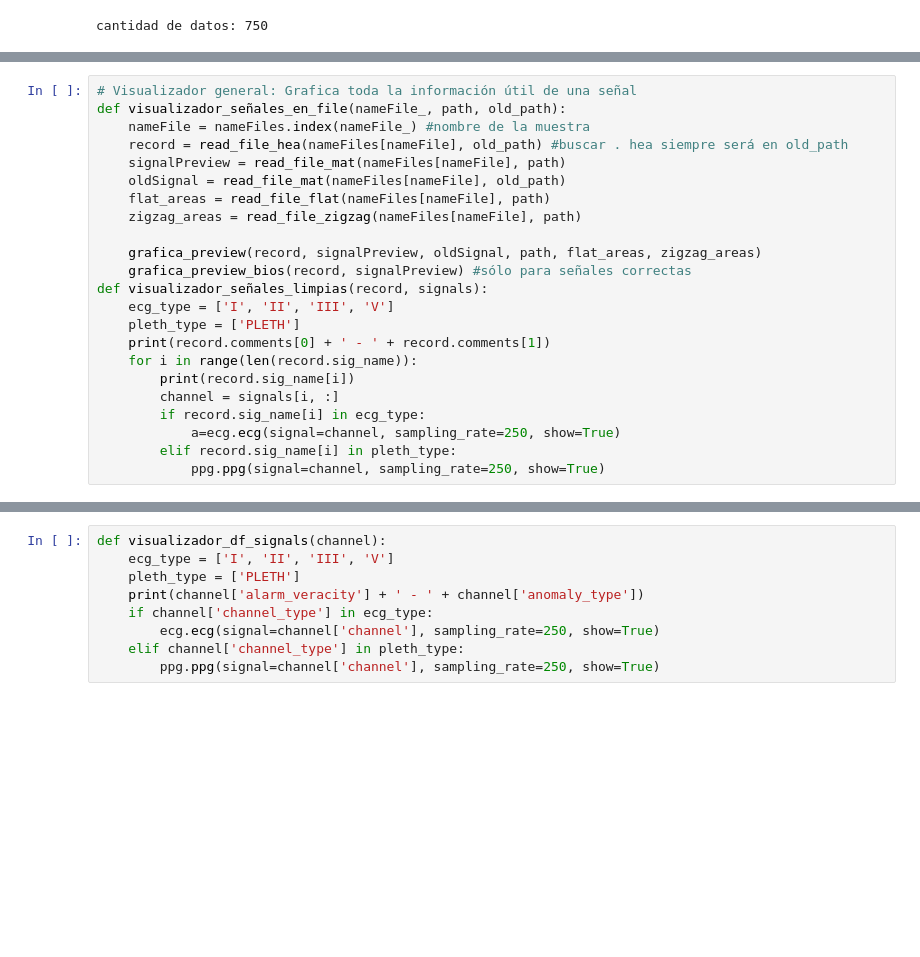
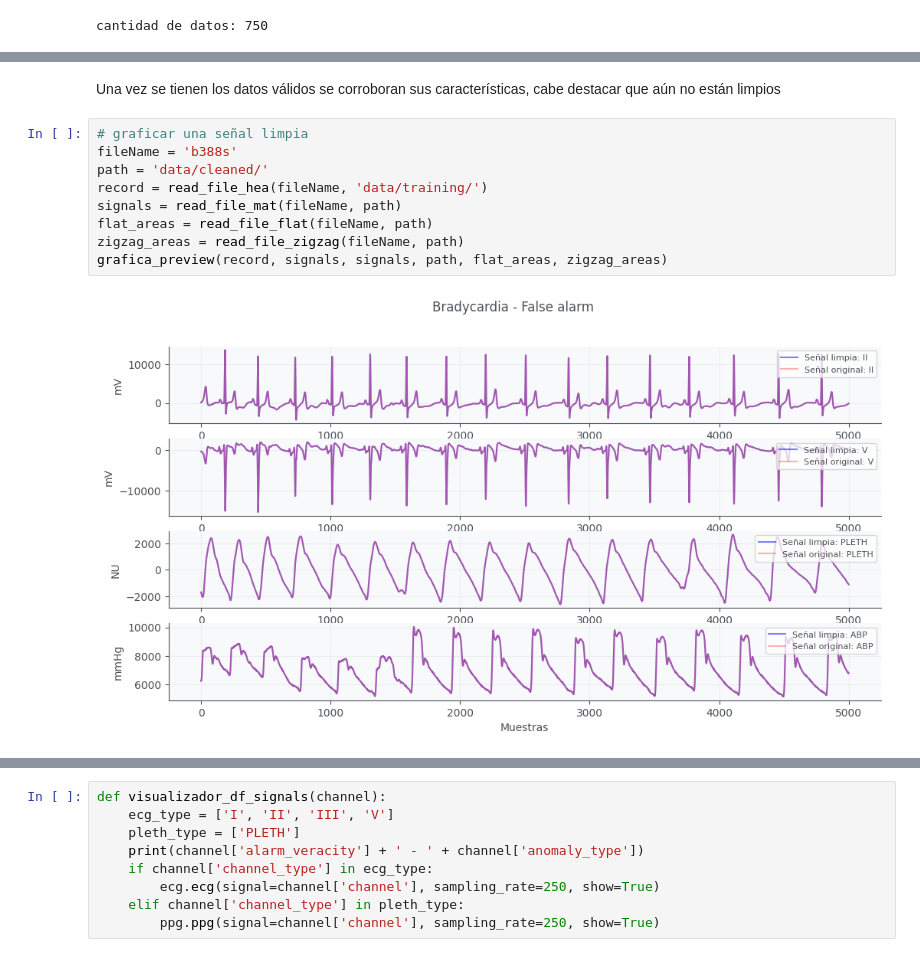
Before and after one commit to vynzk/UCIprojA-main, a Jupyter notebook: inform4.ipynb, the cells around one changed output, grey strips where cells are left out. Cells and saved outputs as stored; diff of their text form; blank space fills up the shorter version.

```diff
--- a/inform4.ipynb
+++ b/inform4.ipynb
@@ -397,24 +514,14 @@ def grafica_preview_bios(record, signal):
-# %%
-# Visualizador general: Grafica toda la información útil de una señal
-def visualizador_señales_en_file(nameFile_, path, old_path):
-    nameFile = nameFiles.index(nameFile_) #nombre de la muestra
-    record = read_file_hea(nameFiles[nameFile], old_path) #buscar . hea siempre será en old_path
-    signalPreview = read_file_mat(nameFiles[nameFile], path)
-    oldSignal = read_file_mat(nameFiles[nameFile], old_path)
-    flat_areas = read_file_flat(nameFiles[nameFile], path)
-    zigzag_areas = read_file_zigzag(nameFiles[nameFile], path)
-
-    grafica_preview(record, signalPreview, oldSignal, path, flat_areas, zigzag_areas)
-    grafica_preview_bios(record, signalPreview) #sólo para señales correctas
-def visualizador_señales_limpias(record, signals):
-    ecg_type = ['I', 'II', 'III', 'V']
-    pleth_type = ['PLETH']
-    print(record.comments[0] + ' - ' + record.comments[1])
-    for i in range(len(record.sig_name)):
-        print(record.sig_name[i])
-        channel = signals[i, :]
-        if record.sig_name[i] in ecg_type:
-            a=ecg.ecg(signal=channel, sampling_rate=250, show=True)
-        elif record.sig_name[i] in pleth_type:
-            ppg.ppg(signal=channel, sampling_rate=250, show=True)
+# %% [markdown]
+Una vez se tienen los datos válidos se corroboran sus características, cabe destacar que aún no están limpios
+# %%
+# graficar una señal limpia
+fileName = 'b388s'
+path = 'data/cleaned/'
+record = read_file_hea(fileName, 'data/training/')
+signals = read_file_mat(fileName, path)
+flat_areas = read_file_flat(fileName, path)
+zigzag_areas = read_file_zigzag(fileName, path)
+grafica_preview(record, signals, signals, path, flat_areas, zigzag_areas)
+# %% [output]
+[figure, added]
 # %%
```
Also changed, not shown: parts of 46 cells of this notebook, 8 other files.
